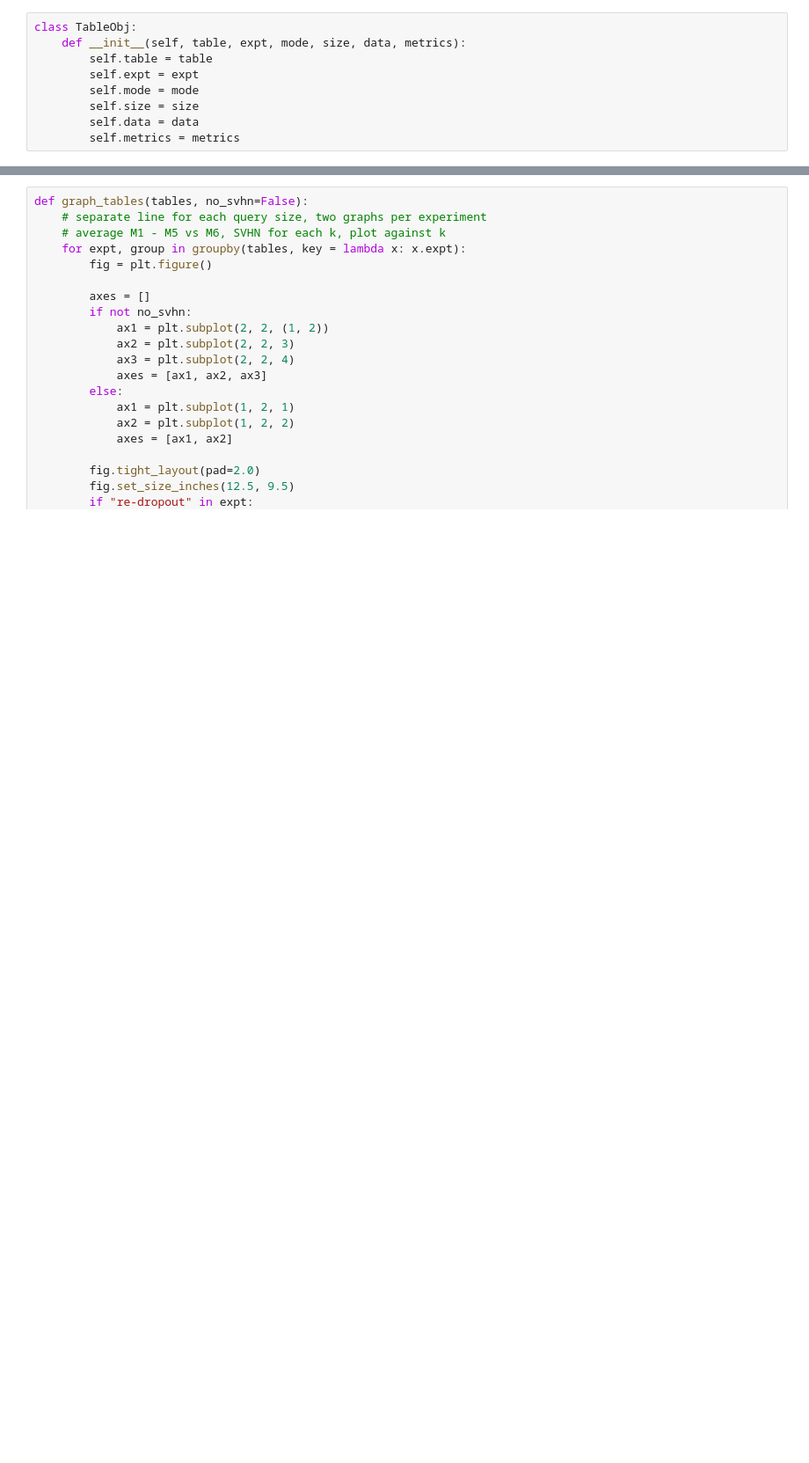
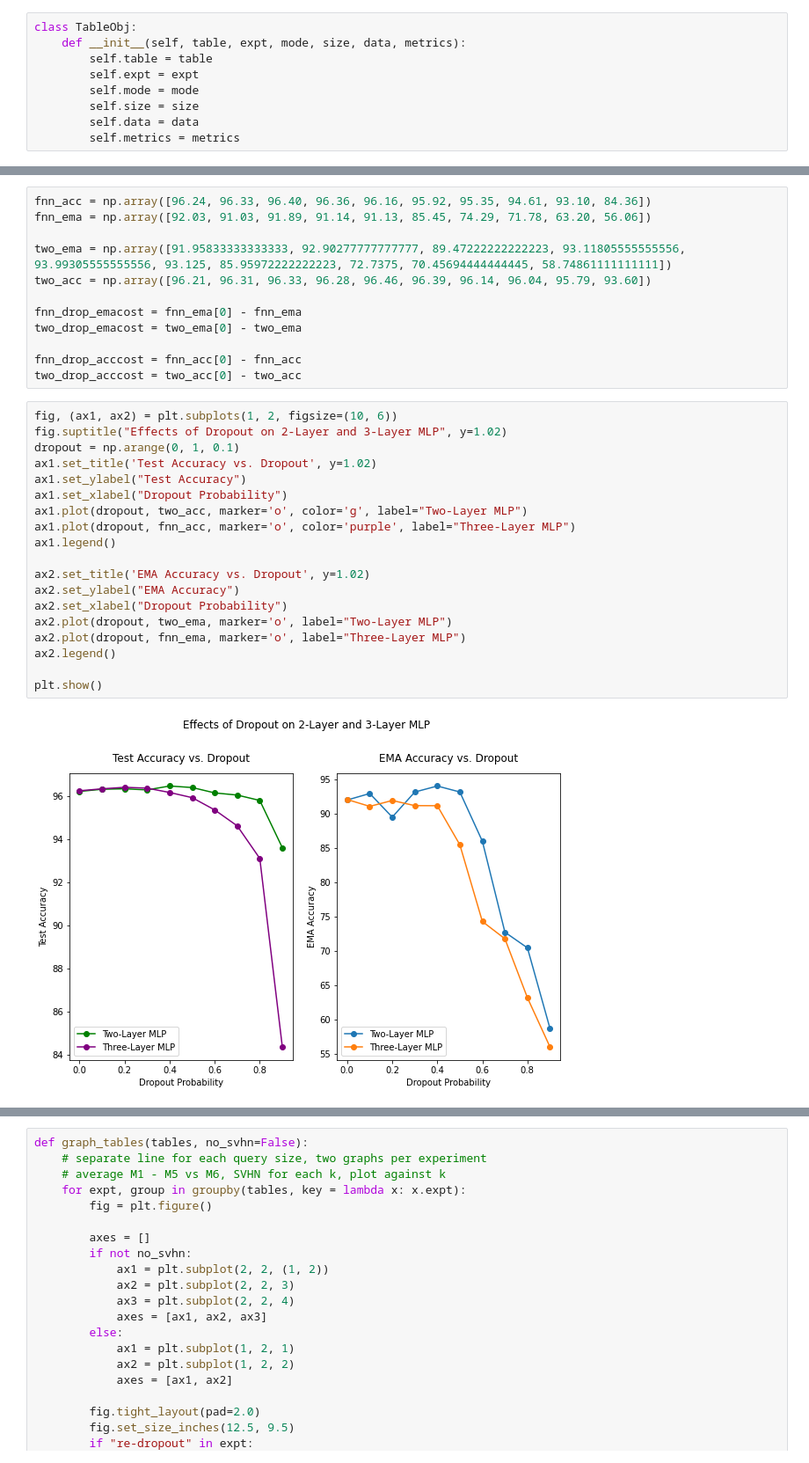
Before and after one commit to ayush-alag/DataAuditing, a Jupyter notebook: aggregate_result.ipynb, the cells around one changed output, grey strips where cells are left out. Shown at 88% size. Cells and saved outputs as stored; diff of their text form; blank space fills up the shorter version.

```diff
--- a/aggregate_result.ipynb
+++ b/aggregate_result.ipynb
@@ -192,0 +418,33 @@ NameError: name 'graph_200' is not defined
+# %%
+fnn_acc = np.array([96.24, 96.33, 96.40, 96.36, 96.16, 95.92, 95.35, 94.61, 93.10, 84.36])
+fnn_ema = np.array([92.03, 91.03, 91.89, 91.14, 91.13, 85.45, 74.29, 71.78, 63.20, 56.06])
+
+two_ema = np.array([91.95833333333333, 92.90277777777777, 89.47222222222223, 93.11805555555556, 93.99305555555556, 93.125, 85.95972222222223, 72.7375, 70.45694444444445, 58.74861111111111])
+two_acc = np.array([96.21, 96.31, 96.33, 96.28, 96.46, 96.39, 96.14, 96.04, 95.79, 93.60])
+
+fnn_drop_emacost = fnn_ema[0] - fnn_ema
+two_drop_emacost = two_ema[0] - two_ema
+
+fnn_drop_acccost = fnn_acc[0] - fnn_acc
+two_drop_acccost = two_acc[0] - two_acc
+# %%
+fig, (ax1, ax2) = plt.subplots(1, 2, figsize=(10, 6))
+fig.suptitle("Effects of Dropout on 2-Layer and 3-Layer MLP", y=1.02)
+dropout = np.arange(0, 1, 0.1)
+ax1.set_title('Test Accuracy vs. Dropout', y=1.02)
+ax1.set_ylabel("Test Accuracy")
+ax1.set_xlabel("Dropout Probability")
+ax1.plot(dropout, two_acc, marker='o', color='g', label="Two-Layer MLP")
+ax1.plot(dropout, fnn_acc, marker='o', color='purple', label="Three-Layer MLP")
+ax1.legend()
+
+ax2.set_title('EMA Accuracy vs. Dropout', y=1.02)
+ax2.set_ylabel("EMA Accuracy")
+ax2.set_xlabel("Dropout Probability")
+ax2.plot(dropout, two_ema, marker='o', label="Two-Layer MLP")
+ax2.plot(dropout, fnn_ema, marker='o', label="Three-Layer MLP")
+ax2.legend()
+
+plt.show()
+# %% [output]
+[figure, added]
```
Also changed, not shown: parts of 50 cells of this notebook, 9 other files.
